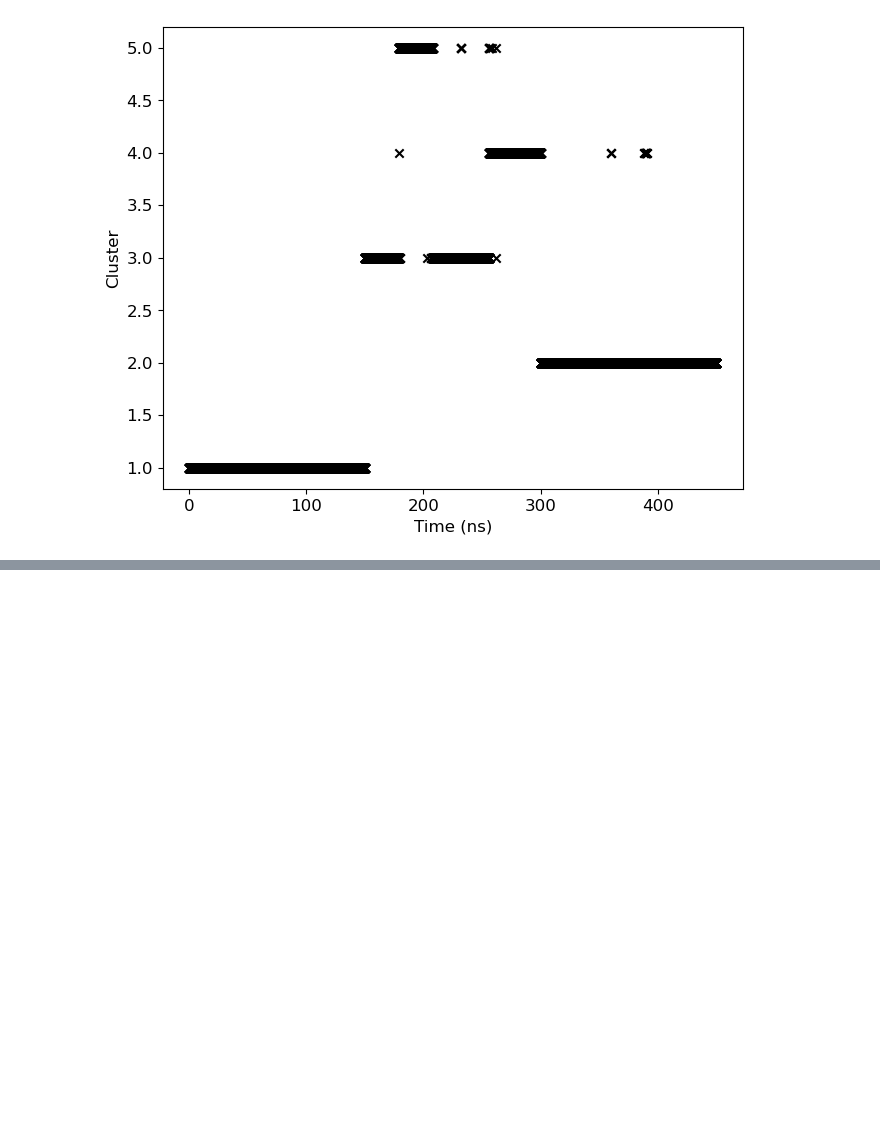
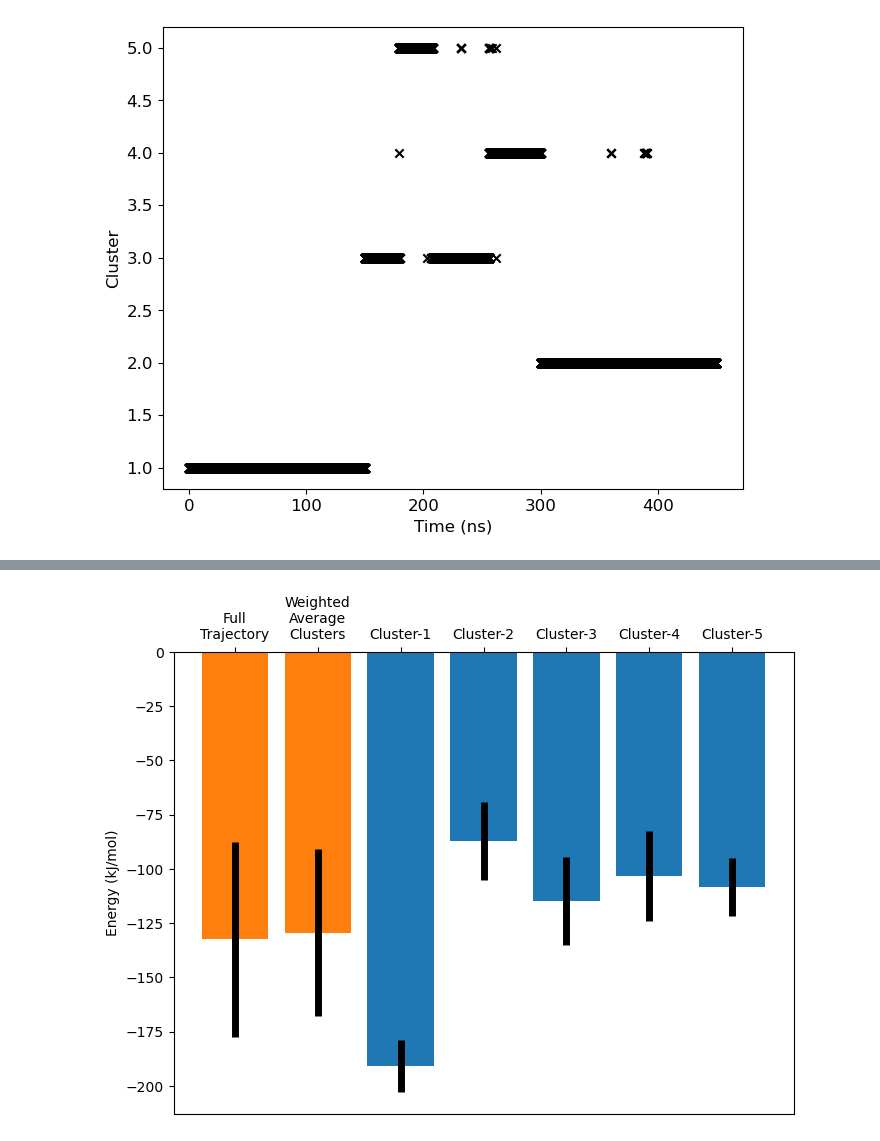
Before and after one commit to rjdkmr/gmx_clusterByFeatures, a Jupyter notebook: docs/tutorials/protein-ligand-interaction.ipynb, the cells around one changed output, grey strips where cells are left out. Saved outputs shown, nothing was run; the diff lists cells and outputs as text; code cells hidden in the pictures; blank space fills up the shorter version.

Commit message:
updated tutorial for protein-ligand interaction clustering

```diff
--- a/docs/tutorials/protein-ligand-interaction.ipynb
+++ b/docs/tutorials/protein-ligand-interaction.ipynb
@@ -457,0 +498,17 @@ plt.show()
+# %%
+%%capture --no-stderr
+%%capture --no-stdout
+%%script bash
+
+mkdir mmpbsa
+
+for i in `seq 1 5`
+do
+    g_mmpbsa run -s inputs/complex_res_segments.tpr -f clustered_trajs/cluster_c${i}.xtc -n inputs/index.ndx \
+                 -i inputs/pbsa.mdp -mm mmpbsa/energy_MM_c${i}.xvg -pol mmpbsa/polar_c${i}.xvg \
+                 -apol mmpbsa/apolar_c${i}.xvg -mmcon mmpbsa/residues_MM_c${i}.dat \
+                 -pcon mmpbsa/residues_polar_c${i}.dat -apcon mmpbsa/residues_apolar_c${i}.dat \
+                 -o mmpbsa/binding_energy_c${i}.xvg -os mmpbsa/energy_summary_c${i}.csv \
+                 -ores mmpbsa/residues_energy_summary_c${i}.csv -opdb mmpbsa/energy_c${i}.pdb \
+                 -dt 100 -e 1000 -unit1 1 -unit2 12 -pdie 1 -ddc -mme -pbsa -decomp -silent
+done
@@ -457,0 +522,37 @@ plt.show()
+# %%
+# Population fraction of each cluster, manually calculated from cluster log file
+population_weights = [0.333362962, 0.332651882, 0.172081241, 0.097995645, 0.063908271]
+
+# First we extract both average binding energy and its standard deviation for each cluster from respective CSV file
+average, stddev = [], []
+for i in range(1, 6):
+    with open(f'mmpbsa/energy_summary_c{i}.csv') as csvfile:
+        reader = csv.DictReader(csvfile, quotechar='"')
+        for row in reader:
+            if row['Energy'] == 'Total':
+                average.append(float(row['Average']))
+                stddev.append(float(row['Standard-Deviation']))
+
+
+# Now calculate weighted avearge and combined standard-deviation
+weighted_average = sum([av*wt for av, wt in zip(average, population_weights)])
+combined_stddev = 0
+for sd, wt in zip(stddev, population_weights): # here we combine SD one-by-one (https://www.statstodo.com/CombineMeansSDs.php)
+    if combined_stddev == 0:
+        combined_stddev = sd
+    else:
+        combined_stddev = (combined_stddev**2 + sd**2)**0.5
+
+# Plotting the results
+fig = plt.figure(figsize=(8,6))
+ax = fig.add_subplot(111)
+ax.bar(np.arange(2, 7), average, yerr = stddev, error_kw={'elinewidth':5})
+ax.bar([0, 1], [-132.386, weighted_average], yerr = [45, combined_stddev], error_kw={'elinewidth':5}) # plot energy from full trajectory and weighted average energy from clusters
+ax.set_ylabel('Energy (kJ/mol)')
+ax.set_xticks(np.arange(0, 7))
+ax.set_xticklabels(['Full\nTrajectory', 'Weighted\nAverage\nClusters'] + [f'Cluster-{cid}' for cid in list(np.arange(1, 6))])
+ax.tick_params(bottom=False, labelbottom=False, top=True, labeltop=True)
+plt.savefig('mmpbsa-binding-energy.png', dpi=300)
+plt.show()
+# %% [output]
+[figure, added]
```
Also changed, not shown: parts of 12 cells of this notebook.
